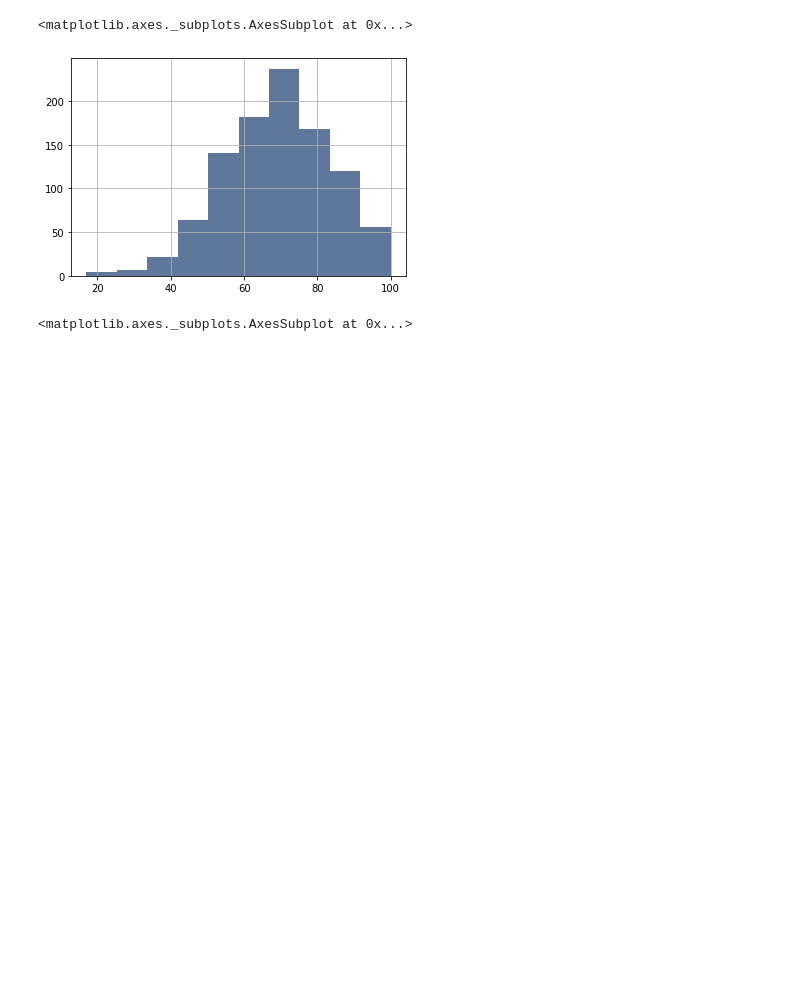
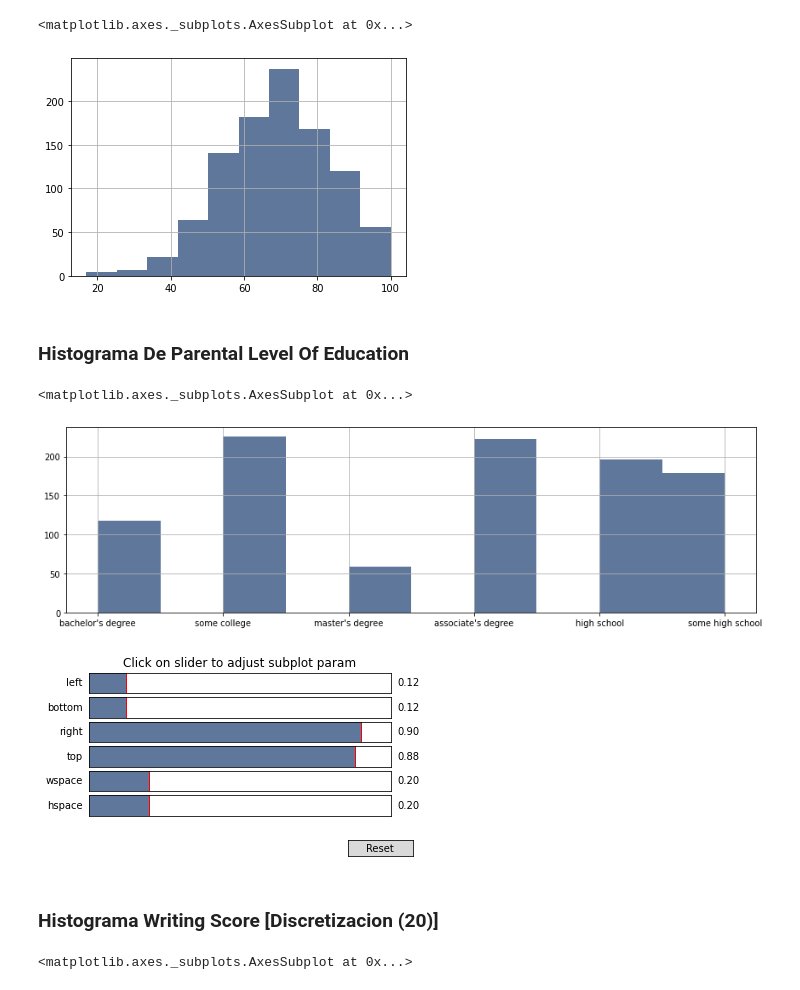
Before and after one commit to vale314/machine-learning-course-CUCEI-00, a Jupyter notebook: Challenge02.ipynb, the cells around one changed output. Saved outputs shown, nothing was run; the diff lists cells and outputs as text; code cells hidden in the pictures; blank space fills up the shorter version.

```diff
--- a/Challenge02.ipynb
+++ b/Challenge02.ipynb
@@ -108,6 +136,18 @@ df['reading score'].hist()
 # %% [output]
 <matplotlib.axes._subplots.AxesSubplot at 0x...>
 [figure]
+# %% [markdown]
+### Histograma De Parental Level Of Education
+# %%
+plt.subplot_tool()
+plt.subplots_adjust(left=None, bottom=None, right=2, top=None, wspace=3, hspace=4)
+df['parental level of education'].hist()
+# %% [output]
+<matplotlib.axes._subplots.AxesSubplot at 0x...>
+[figure, added]
+[figure, added]
+# %% [markdown]
+### Histograma Writing Score [Discretizacion (20)]
 # %%
 df['writing score'].hist()
 # %% [output]
```
Also changed, not shown: parts of 20 cells of this notebook.
